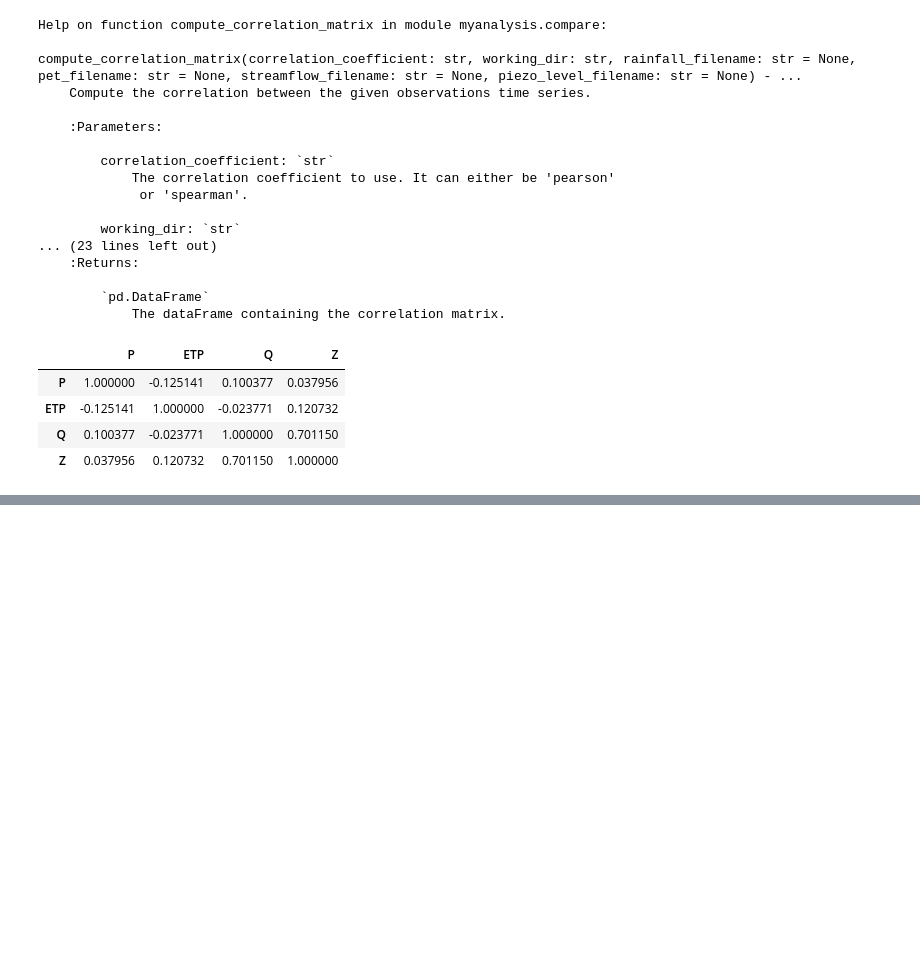
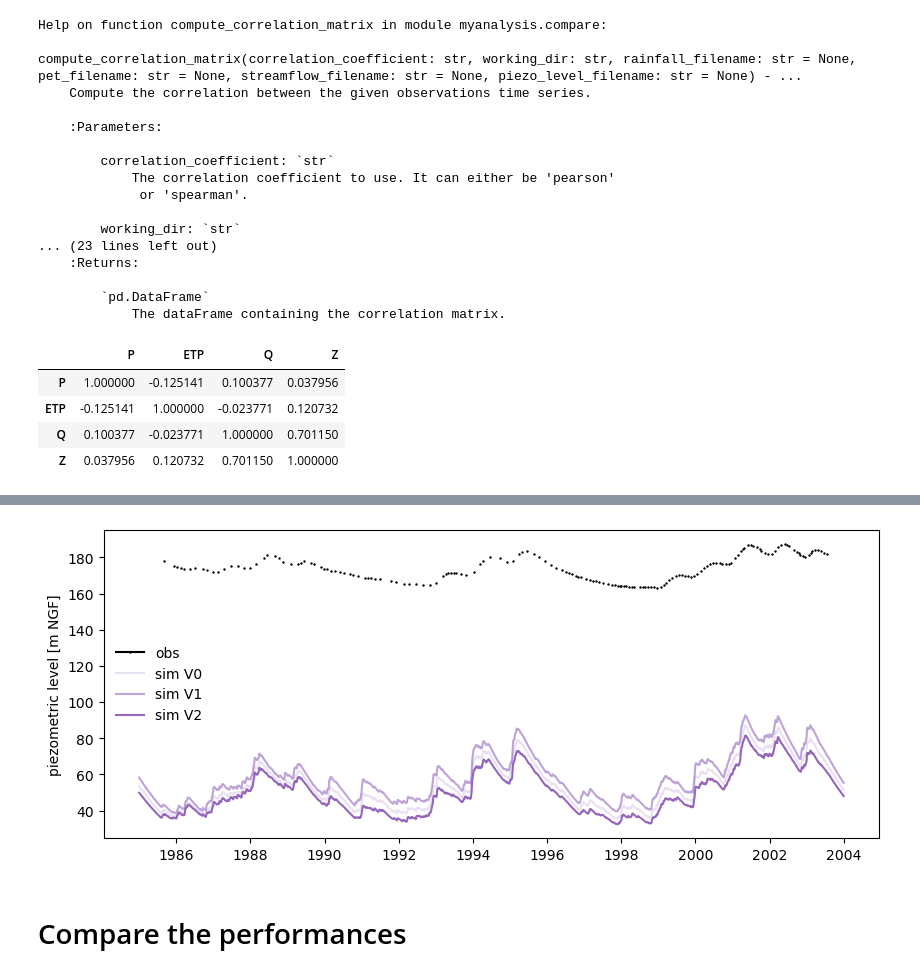
Before and after one commit to ThibHlln/mymeteeaunappes, a Jupyter notebook: myanalysis/demo/myanalysis.ipynb, the cells around one changed output, grey strips where cells are left out. Drawn from its saved outputs; the diff is of its cells as text; code cells hidden in the pictures; blank space fills up the shorter version.

```diff
--- a/myanalysis/demo/myanalysis.ipynb
+++ b/myanalysis/demo/myanalysis.ipynb
@@ -80,0 +114,9 @@ myanalysis.compare.compute_correlation_matrix(
+# %%
+myanalysis.track.plot_simulation_history(
+    variable='piezo_level',
+    history_dir='../../examples/my-example-2'
+)
+# %% [output]
+[figure, added]
+# %% [markdown]
+# Compare the performances
```
Also changed, not shown: parts of 12 cells of this notebook, 25 other files.
